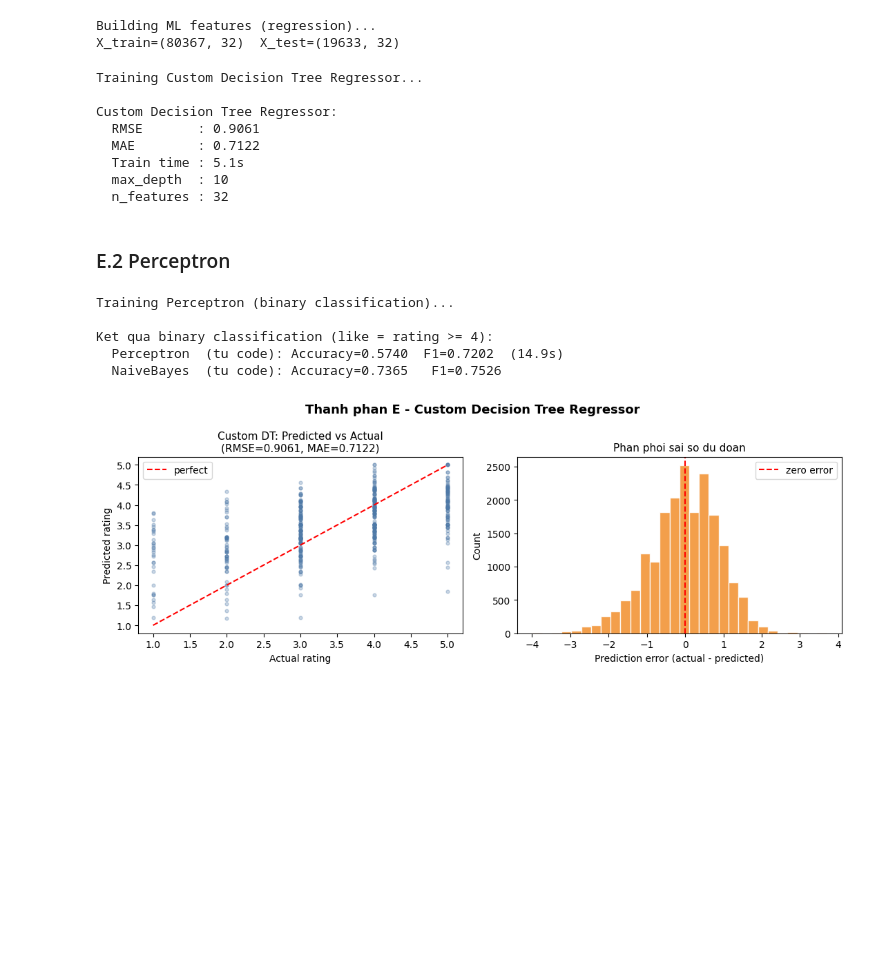
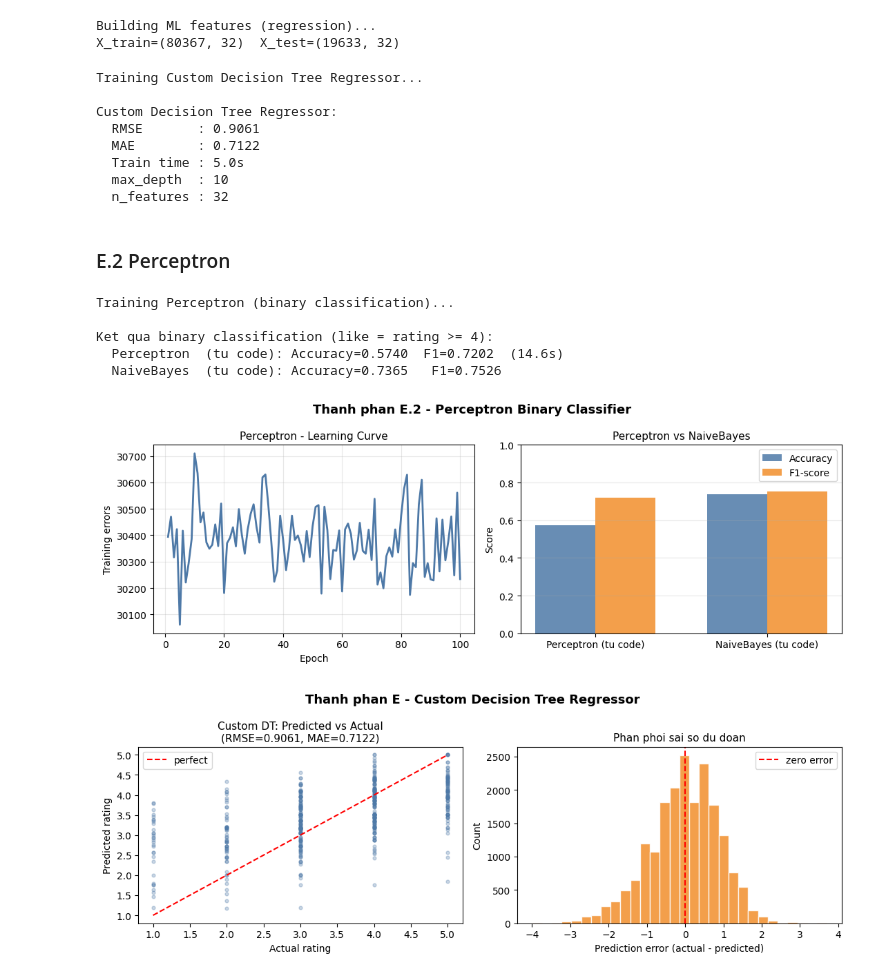
Before and after one commit to Zackerville/Movie_recommend_system_with_MovieLens100K, a Jupyter notebook: notebooks/main.ipynb, the cells around one changed output. Drawn from its saved outputs; the diff is of its cells as text; code cells hidden in the pictures; blank space fills up the shorter version.

```diff
--- a/notebooks/main.ipynb
+++ b/notebooks/main.ipynb
@@ -21,7 +21,7 @@ except ImportError:
     IS_COLAB = False
 
 if IS_COLAB:
-    GITHUB_URL = "https://github.com/Zackerville/intro-ai-hk251-btl"
+    GITHUB_URL = "https://github.com/Zackerville/Movie_recommend_system_with_MovieLens100K"
     if not os.path.exists("/content/btl"):
         os.system(f"git clone {GITHUB_URL} /content/btl")
     BASE_DIR = "/content/btl"
@@ -482,7 +482,7 @@ Training Custom Decision Tree Regressor...
 Custom Decision Tree Regressor:
   RMSE       : 0.9061
   MAE        : 0.7122
-  Train time : 5.1s
+  Train time : 5.0s
   max_depth  : 10
   n_features : 32
 # %% [markdown]
@@ -504,38 +504,41 @@ print(f"  NaiveBayes  (tu code): Accuracy={acc_nb:.4f}   F1={f1_nb:.4f}")
 Training Perceptron (binary classification)...
 
 Ket qua binary classification (like = rating >= 4):
-  Perceptron  (tu code): Accuracy=0.5740  F1=0.7202  (14.9s)
+  Perceptron  (tu code): Accuracy=0.5740  F1=0.7202  (14.6s)
   NaiveBayes  (tu code): Accuracy=0.7365   F1=0.7526
 # %%
 fig, axes = plt.subplots(1, 2, figsize=(11, 4))
 
 # Left: learning curve
 axes[0].plot(range(1, len(perc.train_errors_) + 1), perc.train_errors_,
              color="#4e79a7", lw=2)
 axes[0].set_xlabel("Epoch")
 axes[0].set_ylabel("Training errors")
-axes[0].set_title("Perceptron — Learning Curve", fontsize=11)
+axes[0].set_title("Perceptron - Learning Curve", fontsize=11)
 axes[0].grid(alpha=0.3)
 
 # Right: so sanh Perceptron vs NaiveBayes
-labels = ["Perceptron
-(tu code)", "NaiveBayes
-(tu code)"]
+labels = ["Perceptron (tu code)", "NaiveBayes (tu code)"]
 accs   = [acc_perc, acc_nb]
 f1s    = [f1_perc,  f1_nb]
 x      = np.arange(len(labels))
 w      = 0.35
 axes[1].bar(x - w/2, accs, w, label="Accuracy", color="#4e79a7", alpha=0.85)
 axes[1].bar(x + w/2, f1s,  w, label="F1-score", color="#f28e2b", alpha=0.85)
-axes[1].set_xticks(x); axes[1].set_xticklabels(labels, fontsize=10)
-axes[1].set_ylim(0, 1); axes[1].set_ylabel("Score")
+axes[1].set_xticks(x)
+axes[1].set_xticklabels(labels, fontsize=10)
+axes[1].set_ylim(0, 1)
+axes[1].set_ylabel("Score")
 axes[1].set_title("Perceptron vs NaiveBayes", fontsize=11)
-axes[1].legend(fontsize=10); axes[1].grid(axis="y", alpha=0.3)
+axes[1].legend(fontsize=10)
+axes[1].grid(axis="y", alpha=0.3)
 
-plt.suptitle("Thanh phan E.2 — Perceptron Binary Classifier", fontsize=13, fontweight="bold")
+plt.suptitle("Thanh phan E.2 - Perceptron Binary Classifier", fontsize=13, fontweight="bold")
 plt.tight_layout()
 plt.savefig(os.path.join(BASE_DIR, "reports", "figures", "perceptron_evaluation.png"), bbox_inches="tight")
 plt.show()
+# %% [output]
+[figure, added]
 # %%
 fig, axes = plt.subplots(1, 2, figsize=(11, 4))
 
```
Also changed, not shown: parts of 2 cells of this notebook.
